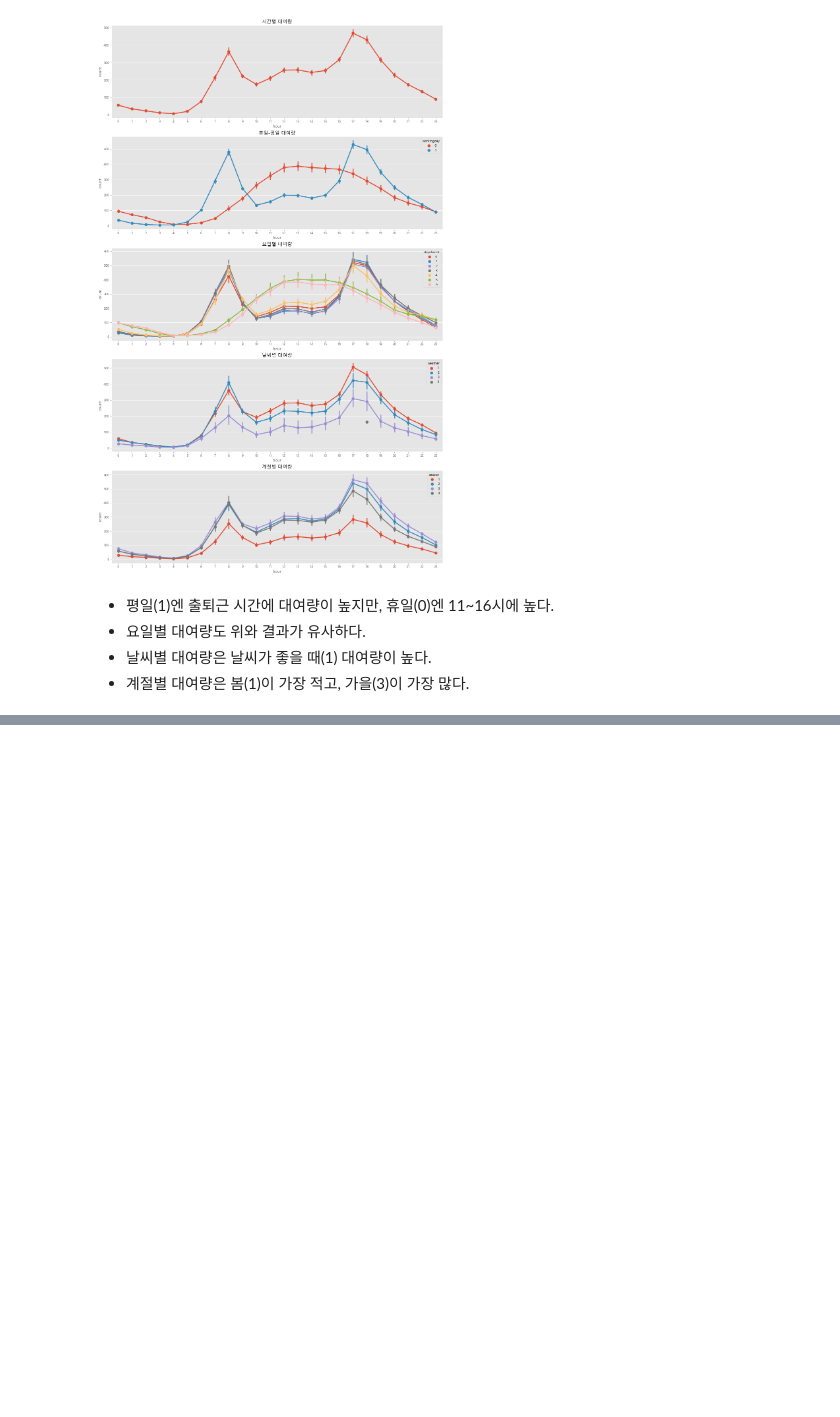
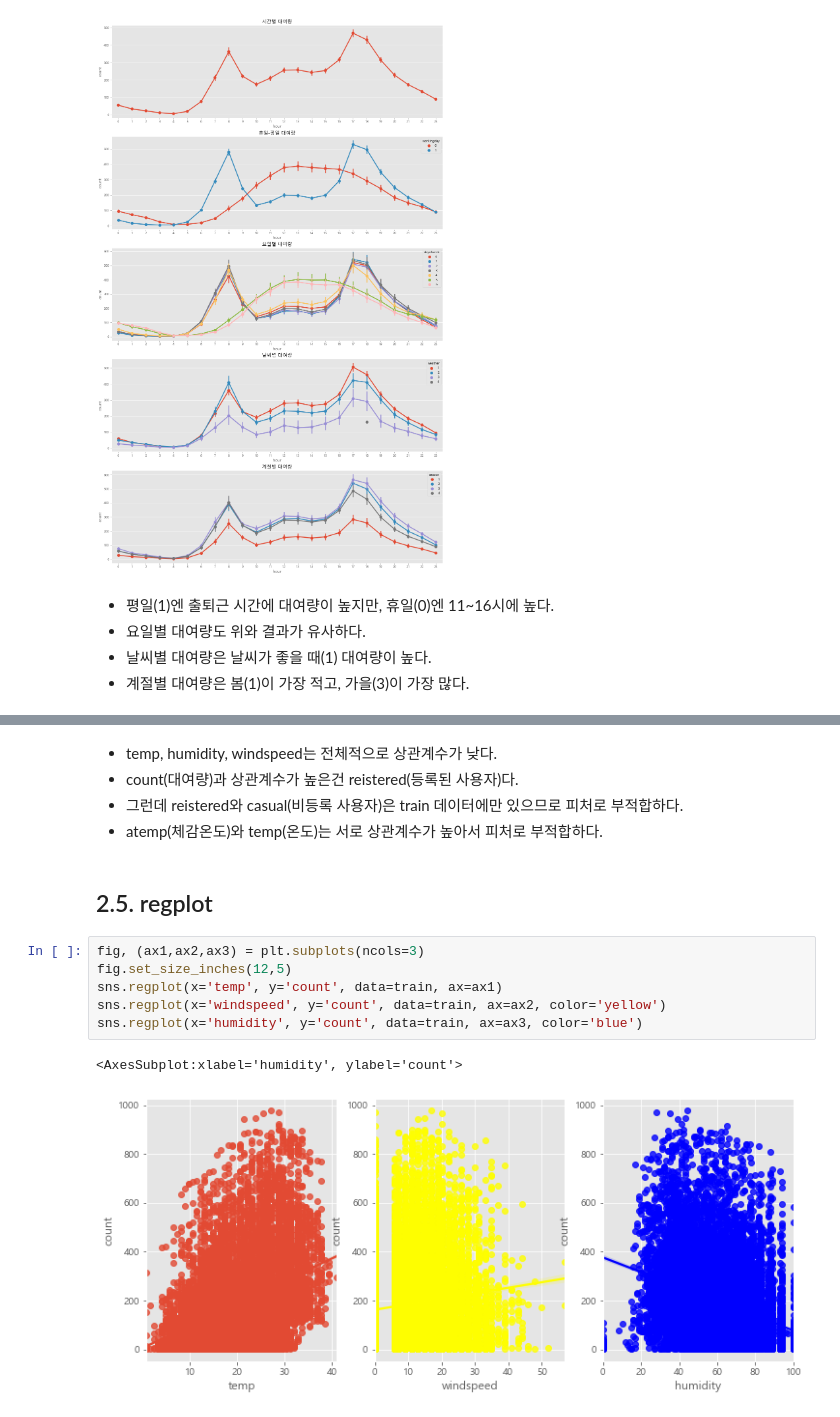
Before and after one commit to Jeong-Bin/DA-PROJECT, a Jupyter notebook: PROJECT_5 자전거 대여 수요 예측.ipynb, the cells around one changed output, grey strips where cells are left out. Drawn from its saved outputs; the diff is of its cells as text; blank space fills up the shorter version.

```diff
--- a/PROJECT_5 자전거 대여 수요 예측.ipynb
+++ b/PROJECT_5 자전거 대여 수요 예측.ipynb
@@ -233,0 +275,16 @@ ax5.set(xlabel='hour', title='계절별 대여량')
+# %% [markdown]
+- temp, humidity, windspeed는 전체적으로 상관계수가 낮다.
+- count(대여량)과 상관계수가 높은건 reistered(등록된 사용자)다.
+- 그런데 reistered와 casual(비등록 사용자)은 train 데이터에만 있으므로 피처로 부적합하다.
+- atemp(체감온도)와 temp(온도)는 서로 상관계수가 높아서 피처로 부적합하다.
+# %% [markdown]
+## 2.5. regplot
+# %%
+fig, (ax1,ax2,ax3) = plt.subplots(ncols=3)
+fig.set_size_inches(12,5)
+sns.regplot(x='temp', y='count', data=train, ax=ax1)
+sns.regplot(x='windspeed', y='count', data=train, ax=ax2, color='yellow')
+sns.regplot(x='humidity', y='count', data=train, ax=ax3, color='blue')
+# %% [output]
+<AxesSubplot:xlabel='humidity', ylabel='count'>
+[figure, added]
```
Also changed, not shown: parts of 16 cells of this notebook.
